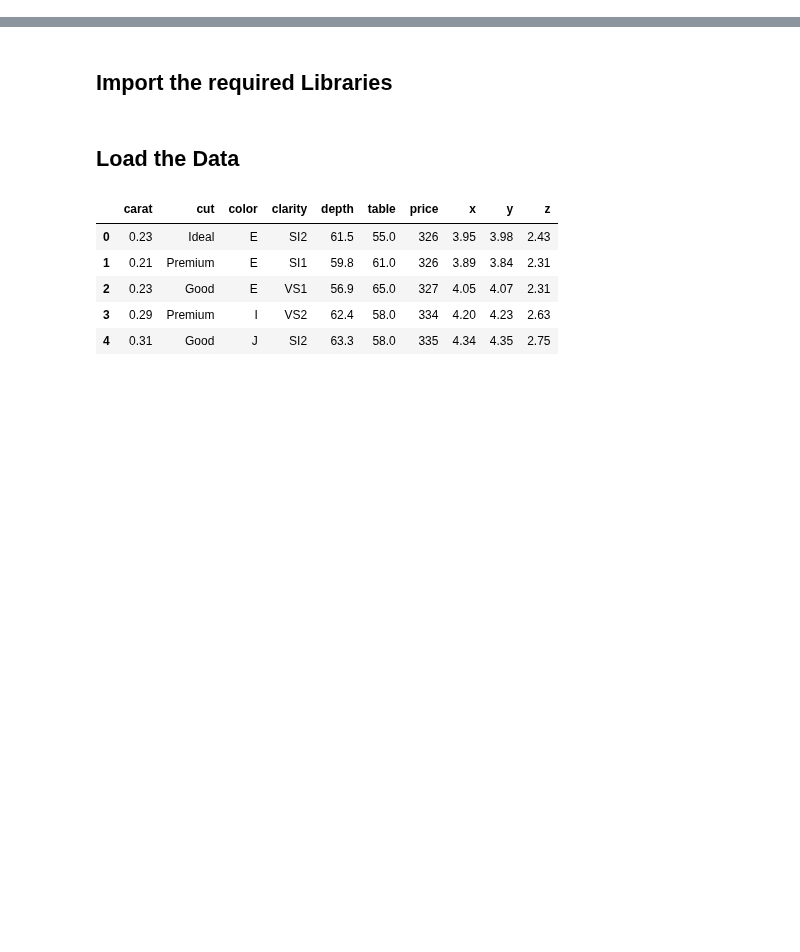
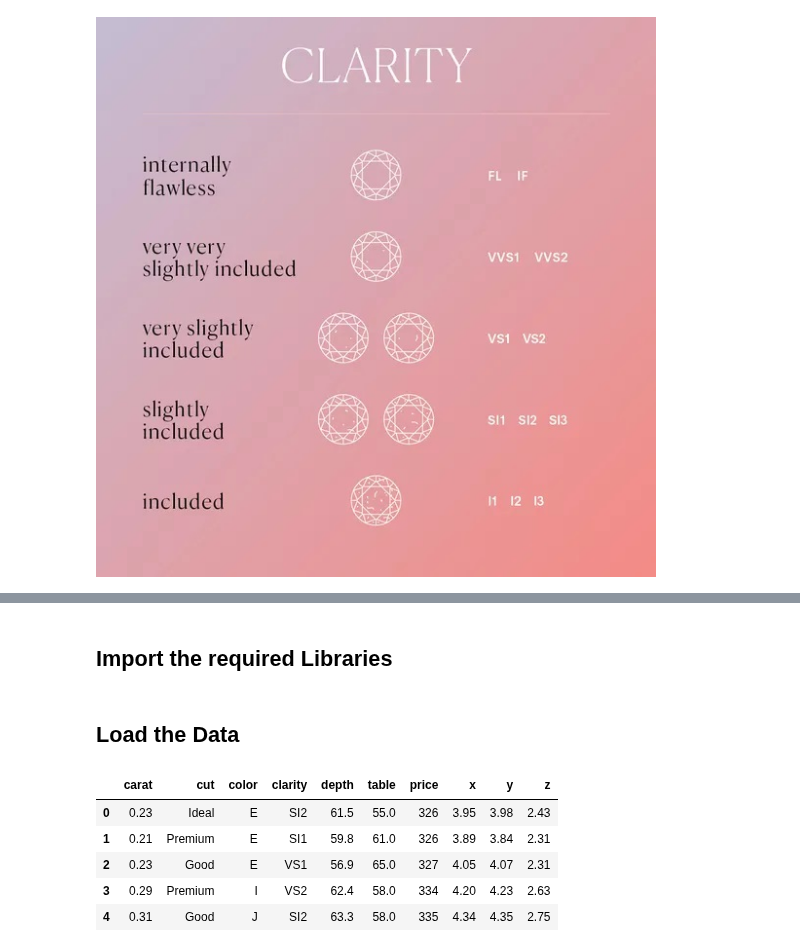
Before and after one commit to bansalkanav/Ultimate-Data-Science-Toolkit---From-Python-Basics-to-GenerativeAI, a Jupyter notebook: Module 4 - Machine Learning/01. Data Preparation and Modelling with sklearn/Data Preparation and Modelling with sklearn.ipynb, the cells around one changed output, grey strips where cells are left out. Cells and saved outputs as stored; diff of their text form; code cells hidden in the pictures; blank space fills up the shorter version.

```diff
--- a/Module 4 - Machine Learning/01. Data Preparation and Modelling with sklearn/Data Preparation and Modelling with sklearn.ipynb
+++ b/Module 4 - Machine Learning/01. Data Preparation and Modelling with sklearn/Data Preparation and Modelling with sklearn.ipynb
@@ -0,0 +21,4 @@
+# %%
+display.Image("img/clarity_.jpg")
+# %% [output]
+[figure, added]
```
Also changed, not shown: parts of 30 cells of this notebook, 3 other files.
